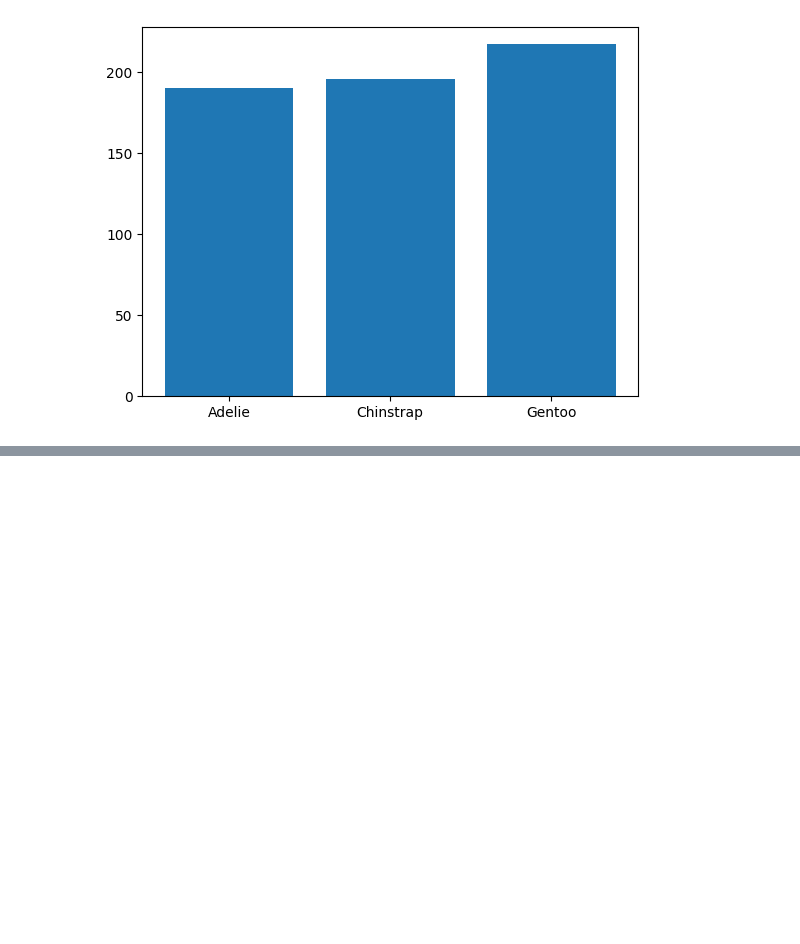
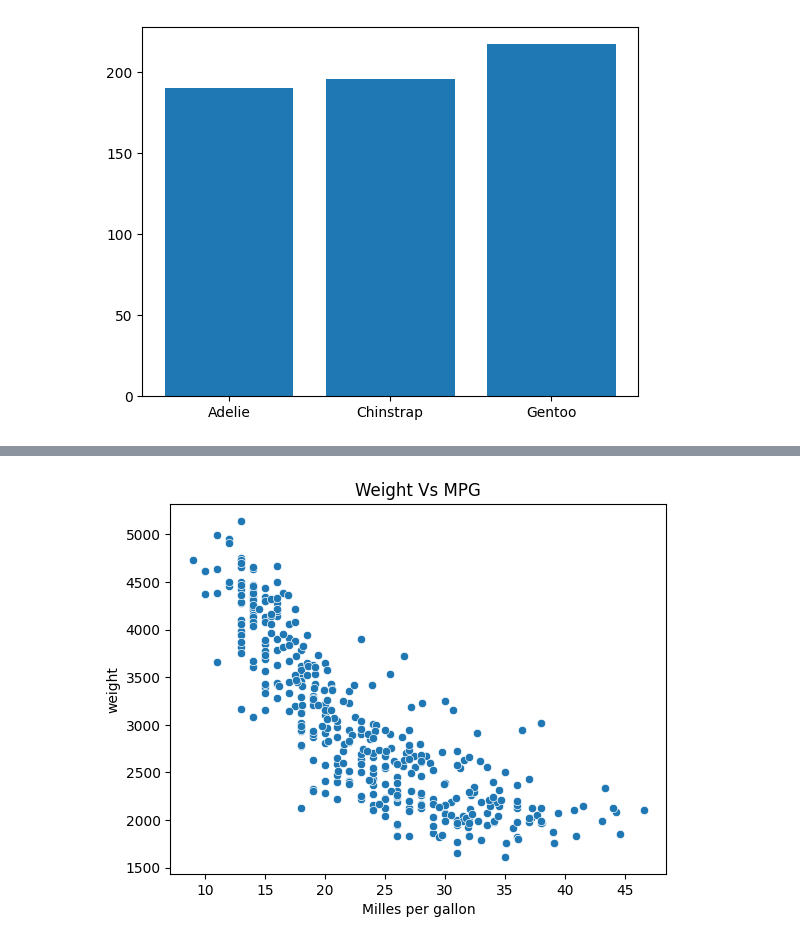
Before and after one commit to UWINTWALI/Datascience-course, a Jupyter notebook: lecture1_python_variables.ipynb, the cells around one changed output, grey strips where cells are left out. Cells and saved outputs as stored; diff of their text form; code cells hidden in the pictures; blank space fills up the shorter version.

Commit message:
plotting with seaborn

```diff
--- a/lecture1_python_variables.ipynb
+++ b/lecture1_python_variables.ipynb
@@ -3756,0 +3761,6 @@ df["Age"].std()
+# %%
+## Importinf the dataset for mtcars from public url
+#First option
+url = 'https://raw.githubusercontent.com/mwaskom/seaborn-data/master/mpg.csv'
+cars = pd.read_csv(url)
+cars.head()
@@ -3757,3 +3788,5 @@ df["Age"].std()
 # %%
-(25- 22.5)/6.45
+##Replace missing values with forward fill
+cars.fillna(method= 'ffill', inplace= True)
+cars.isna().sum()
 # %% [output]
@@ -3760,0 +3803,8 @@ df["Age"].std()
+# %%
+## Plotting using seaborn relationship btwn mpg and weight
+sns.scatterplot(data= cars, x= "mpg", y= "weight")
+plt.title("Weight Vs MPG")
+plt.xlabel("Milles per gallon")
+plt.show()
+# %% [output]
+[figure, added]
```
Also changed, not shown: parts of 14 cells of this notebook, 2 other files.
